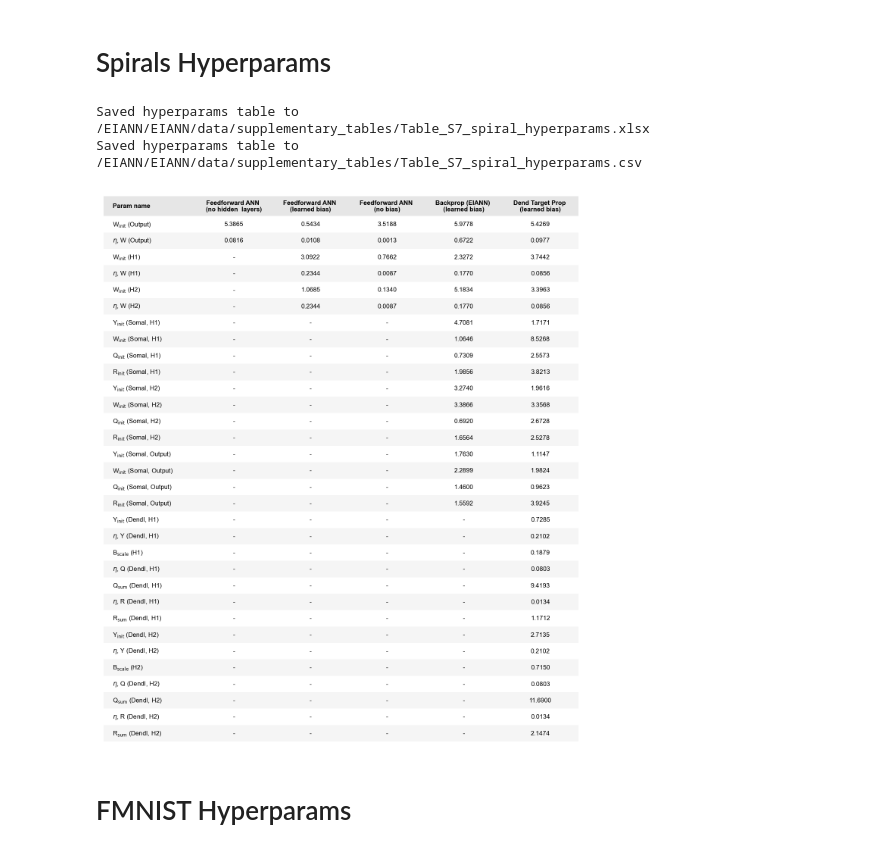
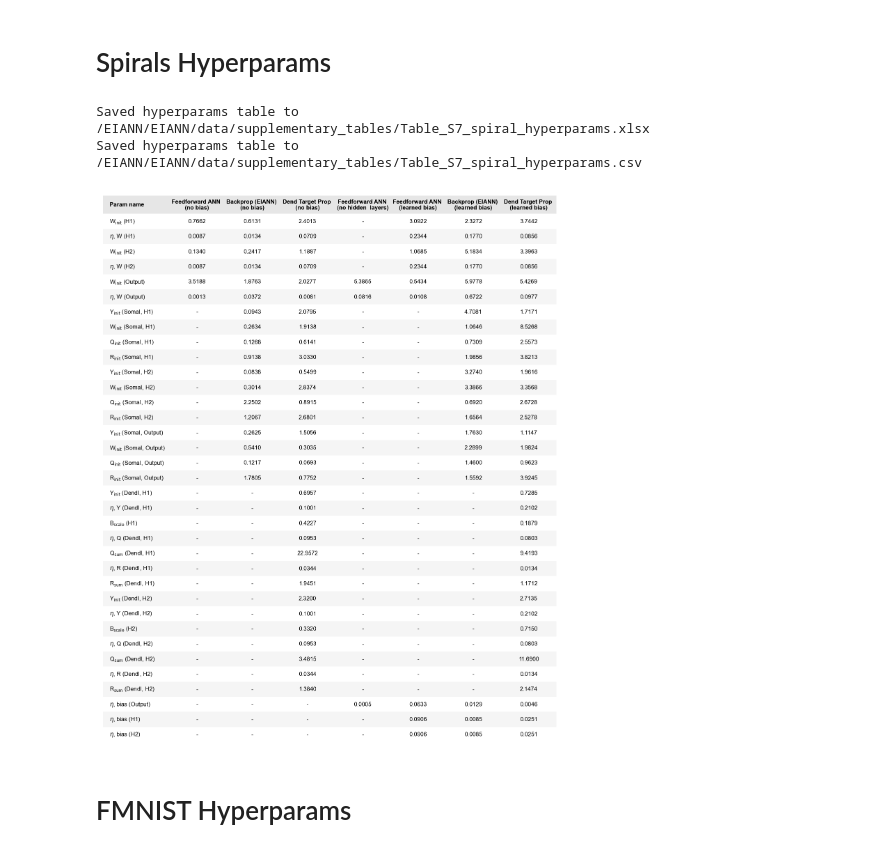
Before and after one commit to Milstein-Lab/EIANN, a Jupyter notebook: docs/Galloni_etal_2025/Supplementary_Params_Tables.ipynb, the cells around one changed output. Saved outputs shown, nothing was run; the diff lists cells and outputs as text; code cells hidden in the pictures.

```diff
--- a/docs/Galloni_etal_2025/Supplementary_Params_Tables.ipynb
+++ b/docs/Galloni_etal_2025/Supplementary_Params_Tables.ipynb
@@ -78,7 +78,7 @@ def convert_projection_name(projection_name):
 
     return proj_name, details
 # %%
-def flatten_projection_config(projection_config, unicode=False):
+def flatten_config(projection_config, unicode=False):
     """
     Traverse the projection_config dict and extract weight_init_args, learning_rate, and theta_tau.
     Returns a dict mapping flattened keys to their values.
@@ -92,12 +92,11 @@ def flatten_projection_config(projection_config, unicode=False):
                     if projection_name == "OutputEInputE":
                         # Replace to avoid redundant rows in the final table
                         projection_name = "OutputEH2E"
-
                     proj_name, layer_details = convert_projection_name(projection_name)
 
                     if 'weight_init_args' in val:
                         if unicode:
-                            model_hyperparams[f"{proj_name}init {layer_details}"] = val['weight_init_args'][0]
+                            model_hyperparams[f"{proj_name}_init {layer_details}"] = val['weight_init_args'][0]
                         else:
                             model_hyperparams[f"{proj_name}$_{{\mathrm{{init}}}}$ {layer_details}"] = val['weight_init_args'][0]
 
@@ -110,7 +109,7 @@ def flatten_projection_config(projection_config, unicode=False):
 
                         if 'theta_tau' in learning_rule_kwargs:
                             if unicode:
-                                model_hyperparams[f"τθ, {layer_details}"] = learning_rule_kwargs['theta_tau']
+                                model_hyperparams[f"τ_θ, {layer_details}"] = learning_rule_kwargs['theta_tau']
                             else:
                                 model_hyperparams[f"$\\tau_{{\\theta}}$, {layer_details}"] = learning_rule_kwargs['theta_tau']
 
@@ -125,22 +124,31 @@ def flatten_projection_config(projection_config, unicode=False):
 
                         if 'BTSP' in val['learning_rule']:
                             if unicode:
-                                model_hyperparams[f"BTSP Wmax {layer_details}"] = val['weight_bounds'][1]
+                                model_hyperparams[f"BTSP W_max {layer_details}"] = val['weight_bounds'][1]
                             else:
                                 model_hyperparams[f"BTSP W$_{{\mathrm{{max}}}}$ {layer_details}"] = val['weight_bounds'][1]
 
                     if 'weight_constraint' in val:
                         if val['weight_constraint'] == 'normalize_weight':
                             if unicode:
-                                model_hyperparams[f"{proj_name}sum {layer_details}"] = val['weight_constraint_kwargs']['scale']
+                                model_hyperparams[f"{proj_name}_sum {layer_details}"] = val['weight_constraint_kwargs']['scale']
                             else:
                                 model_hyperparams[f"{proj_name}$_{{\mathrm{{sum}}}}$ {layer_details}"] = val['weight_constraint_kwargs']['scale']
 
                         if val['weight_constraint'] == 'clone_weight':
                             if unicode:
-                                model_hyperparams[f"{proj_name}scale {layer_details}"] = val['weight_constraint_kwargs']['scale']
+                                model_hyperparams[f"{proj_name}_scale {layer_details}"] = val['weight_constraint_kwargs']['scale']
                             else:
                                 model_hyperparams[f"{proj_name}$_{{\mathrm{{scale}}}}$ {layer_details}"] = val['weight_constraint_kwargs']['scale']
+
+                elif "bias_learning_rule_kwargs" in val:
+                    population_fullname = "".join(path + [key])
+                    layer_name = population_fullname[:-1]
+                    learning_rate = val["bias_learning_rule_kwargs"]["learning_rate"]
+                    if unicode:
+                        model_hyperparams[f"η, bias ({layer_name})"] = learning_rate
+                    else:
+                        model_hyperparams[f"$\eta$, bias ({layer_name})"] = learning_rate
 
                 recurse(val, path + [key]) # Keep recursive traversal until we get to the args
     recurse(projection_config, [])
@@ -167,10 +175,16 @@ def generate_hyperparams_file(model_dict_all, model_list, filename):
         cfg_path = os.path.join(base, config_file)
 
         label = model_dict_all[model_key]['display_name']
-        model_cfg = ut.read_from_yaml(cfg_path)
-        proj_cfg = model_cfg.get('projection_config', {})
-        hyperparams_dict1[label] = flatten_projection_config(proj_cfg, unicode=True)
-        hyperparams_dict2[label] = flatten_projection_config(proj_cfg, unicode=False)
+        model_config = ut.read_from_yaml(cfg_path)
+        proj_config = model_config.get('projection_config', {})
+        hyperparams_dict1[label] = flatten_config(proj_config, unicode=True)
+        hyperparams_dict2[label] = flatten_config(proj_config, unicode=False)
+
+        layer_config = model_config.get('layer_config', {})
+        layer_hyperparams_dict1 = flatten_config(layer_config, unicode=True)
+        layer_hyperparams_dict2 = flatten_config(layer_config, unicode=False)
+        hyperparams_dict1[label].update(layer_hyperparams_dict1)
+        hyperparams_dict2[label].update(layer_hyperparams_dict2)
 
     df1 = pd.DataFrame.from_dict(hyperparams_dict1)
     df2 = pd.DataFrame.from_dict(hyperparams_dict2)
@@ -282,17 +315,18 @@ Saved hyperparams table to /EIANN/EIANN/data/supplementary_tables/Table_S6_mnist
 # %% [markdown]
 # Spirals Hyperparams
 # %%
-model_list = ["vanBP_0_hidden_learned_bias_spiral", "vanBP_2_hidden_learned_bias_spiral",
-            "vanBP_2_hidden_zero_bias_spiral", "bpDale_learned_bias_spiral", "DTP_learned_bias_spiral"]
+model_list = ["vanBP_2_hidden_zero_bias_spiral", "bpDale_zero_bias_spiral", "DTP_zero_bias_spiral",
+              "vanBP_0_hidden_learned_bias_spiral", "vanBP_2_hidden_learned_bias_spiral",
+              "bpDale_learned_bias_spiral", "DTP_learned_bias_spiral"]
 filename = "Table_S7_spiral_hyperparams"
 
 model_dict_all = load_model_dict()
 generate_hyperparams_file(model_dict_all, model_list, filename=filename)
 generate_hyperparams_table(filename)
 # %% [output]
 Saved hyperparams table to /EIANN/EIANN/data/supplementary_tables/Table_S7_spiral_hyperparams.xlsx
 Saved hyperparams table to /EIANN/EIANN/data/supplementary_tables/Table_S7_spiral_hyperparams.csv
-[figure, old version]
+[figure, new version]
 # %% [markdown]
 # FMNIST Hyperparams
 # %%
```
Also changed, not shown: parts of 1 cell of this notebook, 1 other file.
